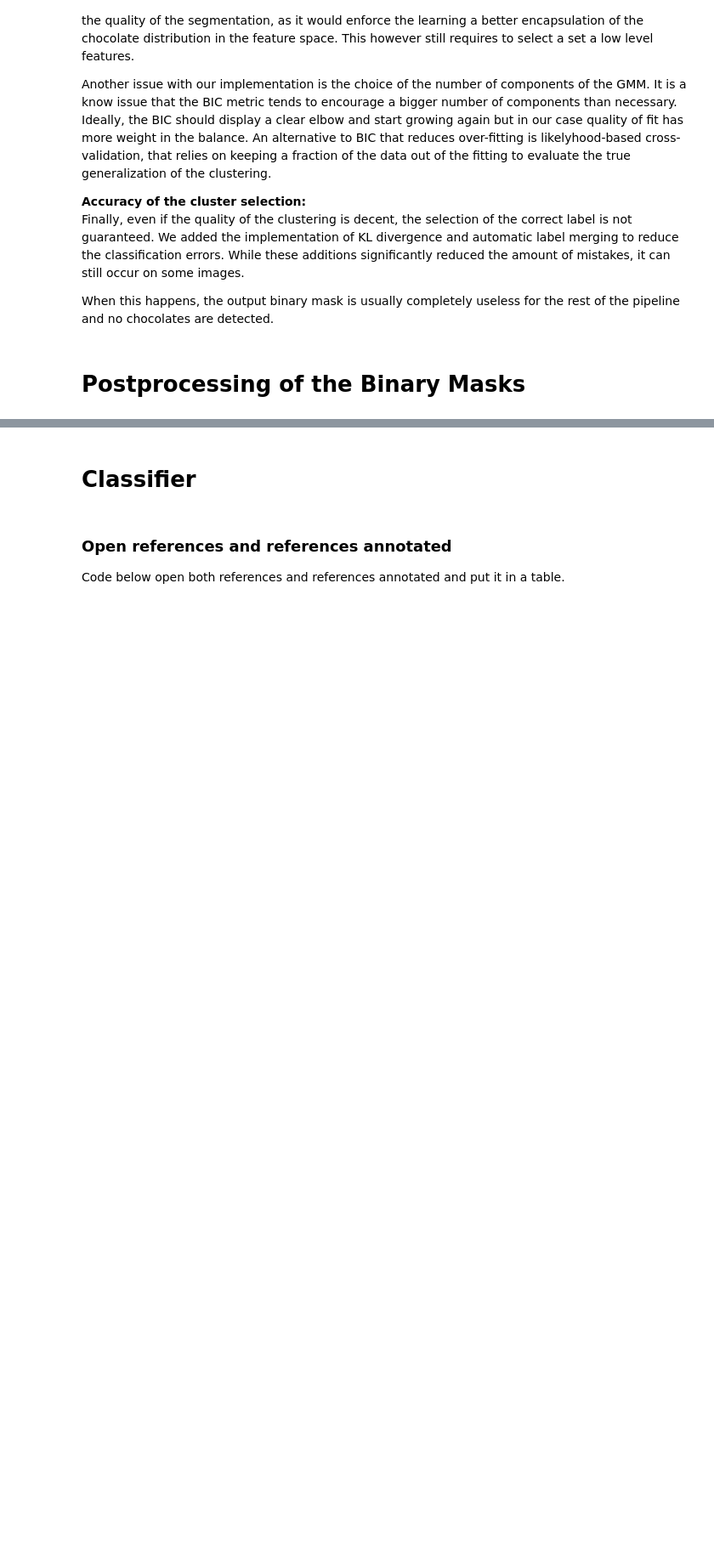
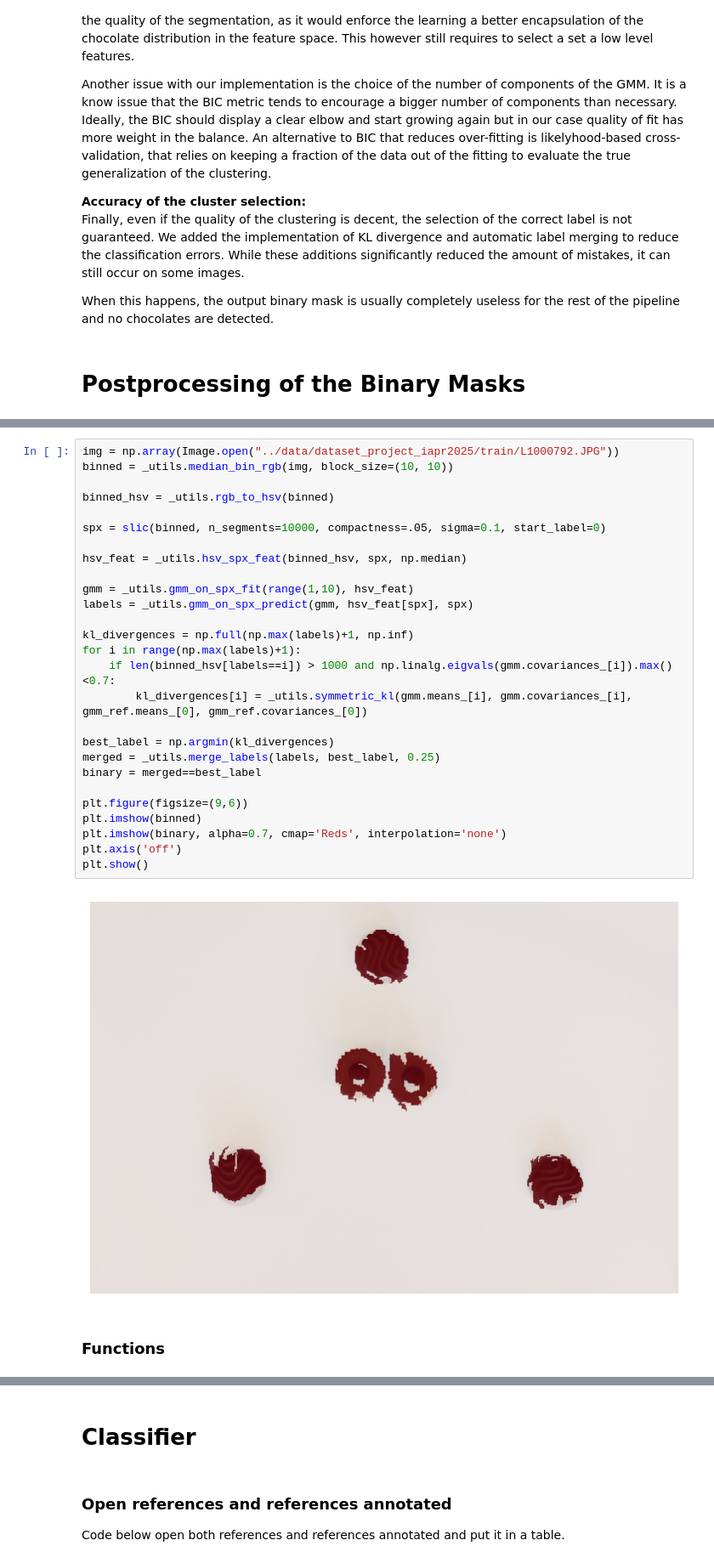
Before and after one commit to bastienchesaux/iapr_group8, a Jupyter notebook: final_group_08_ChocolateEaters8000/report.ipynb, the cells around one changed output, grey strips where cells are left out. Shown at 85% size. Saved outputs shown, nothing was run; the diff lists cells and outputs as text; blank space fills up the shorter version.

```diff
--- a/final_group_08_ChocolateEaters8000/report.ipynb
+++ b/final_group_08_ChocolateEaters8000/report.ipynb
@@ -311,0 +352,31 @@ When this happens, the output binary mask is usually completely useless for the
+# %%
+img = np.array(Image.open("../data/dataset_project_iapr2025/train/L1000792.JPG"))
+binned = _utils.median_bin_rgb(img, block_size=(10, 10))
+
+binned_hsv = _utils.rgb_to_hsv(binned)
+
+spx = slic(binned, n_segments=10000, compactness=.05, sigma=0.1, start_label=0)
+
+hsv_feat = _utils.hsv_spx_feat(binned_hsv, spx, np.median)
+
+gmm = _utils.gmm_on_spx_fit(range(1,10), hsv_feat)
+labels = _utils.gmm_on_spx_predict(gmm, hsv_feat[spx], spx)
+
+kl_divergences = np.full(np.max(labels)+1, np.inf)
+for i in range(np.max(labels)+1):
+    if len(binned_hsv[labels==i]) > 1000 and np.linalg.eigvals(gmm.covariances_[i]).max()<0.7:
+        kl_divergences[i] = _utils.symmetric_kl(gmm.means_[i], gmm.covariances_[i], gmm_ref.means_[0], gmm_ref.covariances_[0])
+
+best_label = np.argmin(kl_divergences)
+merged = _utils.merge_labels(labels, best_label, 0.25)
+binary = merged==best_label
+
+plt.figure(figsize=(9,6))
+plt.imshow(binned)
+plt.imshow(binary, alpha=0.7, cmap='Reds', interpolation='none')
+plt.axis('off')
+plt.show()
+# %% [output]
+[figure, added]
+# %% [markdown]
+### Functions
```
Also changed, not shown: parts of 36 cells of this notebook, 2 other files.
